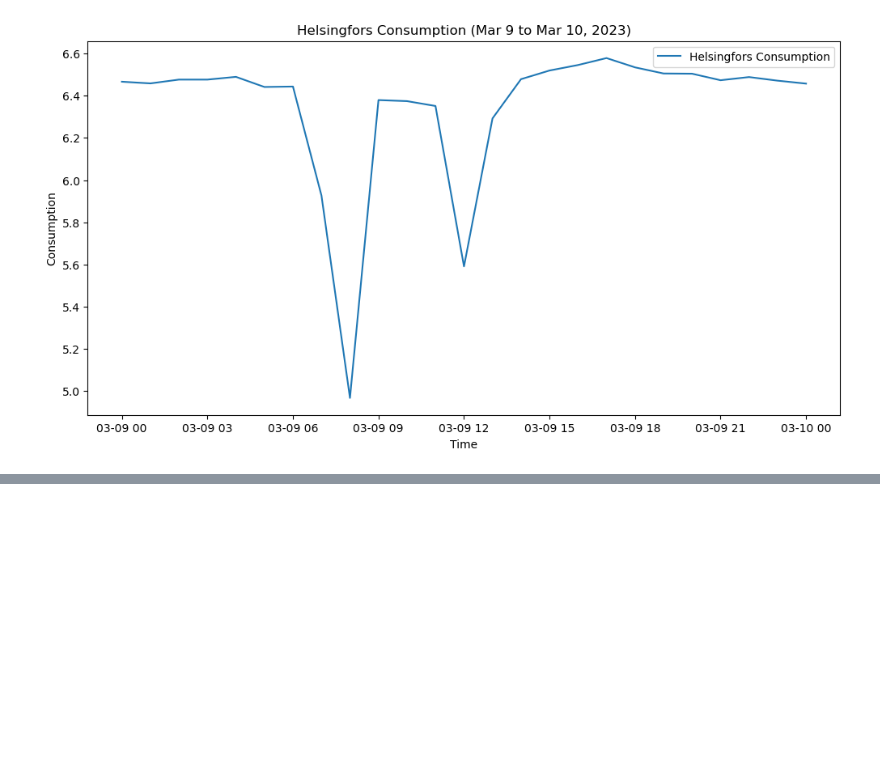
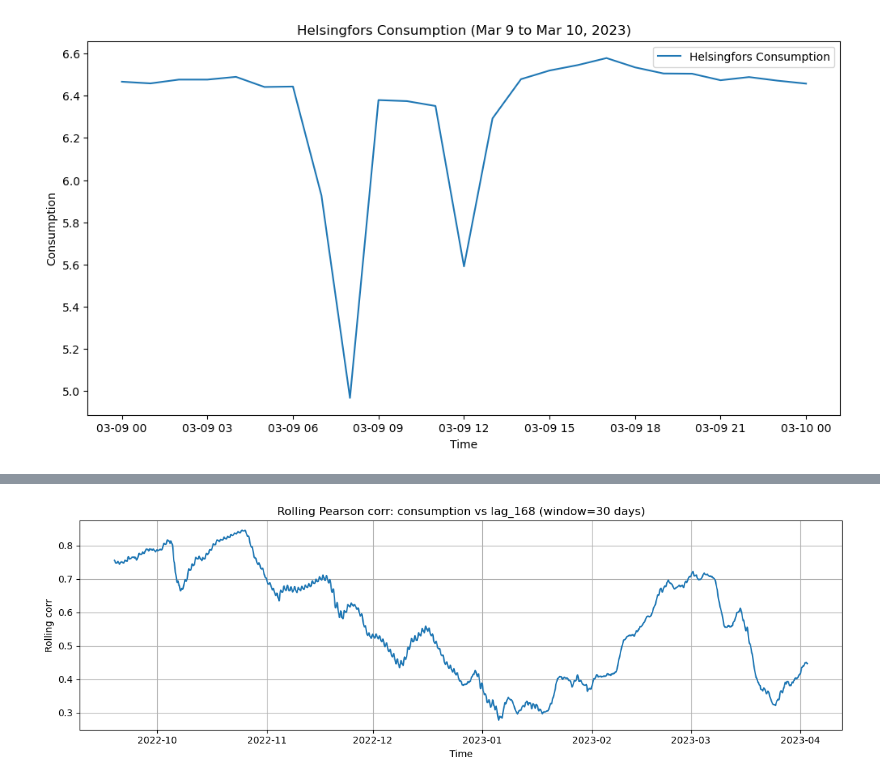
Before and after one commit to sagrimstad/EIT_G3, a Jupyter notebook: eda.ipynb, the cells around one changed output, grey strips where cells are left out. Cells and saved outputs as stored; diff of their text form; code cells hidden in the pictures; blank space fills up the shorter version.

```diff
--- a/eda.ipynb
+++ b/eda.ipynb
@@ -355,0 +660,28 @@ plt.show()
+# %%
+# ==========================================
+# Correlation analysis — 3) rolling correlation (diagnose regime shifts)
+# ==========================================
+# Rolling correlation between target and a key lag feature (e.g., lag_168)
+# Useful to see if relationship changes over time (seasonality / structural changes)
+
+import matplotlib.pyplot as plt
+
+key_feature = "lag_168" if "lag_168" in corr_df.columns else None
+if key_feature is None:
+    raise ValueError("lag_168 not found in corr_df. Check your feature engineering.")
+
+window_days = 30
+window_h = window_days * 24
+
+roll_corr = corr_df[target_col].rolling(window_h).corr(corr_df[key_feature])
+
+plt.figure(figsize=(12, 4))
+plt.plot(roll_corr.index, roll_corr.values)
+plt.title(f"Rolling Pearson corr: {target_col} vs {key_feature} (window={window_days} days)")
+plt.xlabel("Time")
+plt.ylabel("Rolling corr")
+plt.grid(True)
+plt.tight_layout()
+plt.show()
+# %% [output]
+[figure, added]
```
Also changed, not shown: parts of 8 cells of this notebook.
